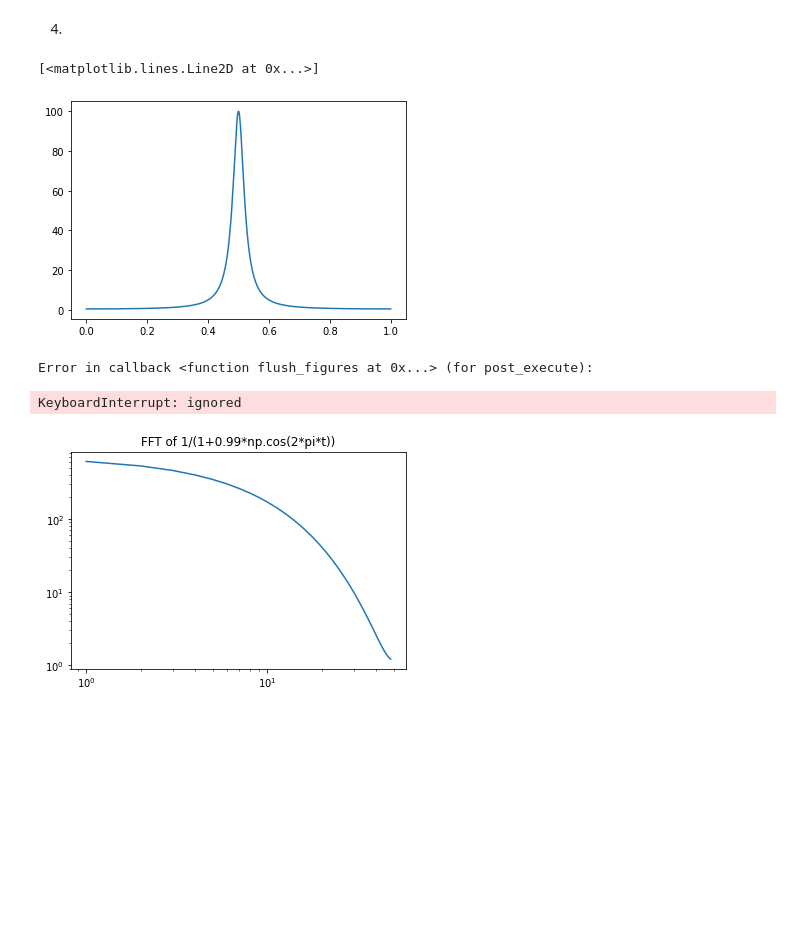
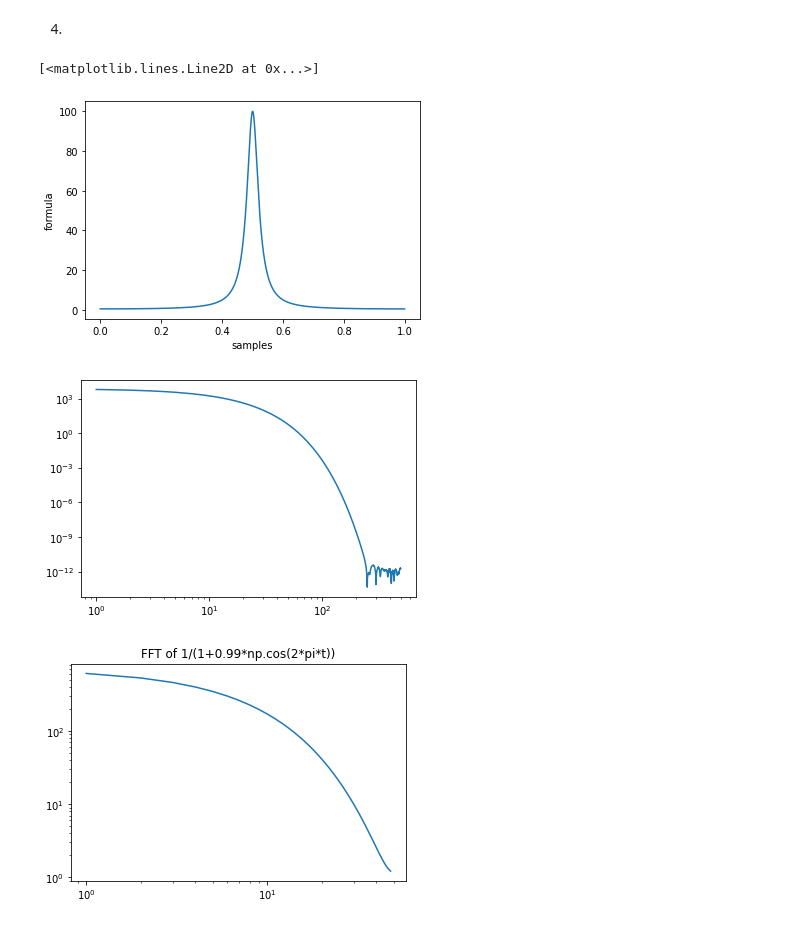
Before and after one commit to twyunting/CSC-676_Computer-Vision, a Jupyter notebook: Homeworks/hw3/homework3/code/CSC-676_HW3_YuntingChiu.ipynb, the cells around one changed output. Saved outputs shown, nothing was run; the diff lists cells and outputs as text; code cells hidden in the pictures; blank space fills up the shorter version.

```diff
--- a/Homeworks/hw3/homework3/code/CSC-676_HW3_YuntingChiu.ipynb
+++ b/Homeworks/hw3/homework3/code/CSC-676_HW3_YuntingChiu.ipynb
@@ -71,35 +71,36 @@ plt.show()
 # %% [markdown]
 4.
 # %%
-def function(t):
+def formula(t):
     return 1/ (1+.99 * cos(2*pi*t))
 
-Taux = 10000 # Sample rate
+Taux = 1000 # sample rate should be at least 100
 T = 1 # duration
 N = Taux * T # number of points
 
-X = linspace(0,T,N, endpoint=False)
-Y = function(X)
+X = np.linspace(0, T, N, endpoint = False)
+Y = formula(X)
 
 figure('exo 1A')
 clf()
-plot(X,Y)
+xlabel("samples"); ylabel("formula")
+plot(X, Y)
+
 Ytilde = fft(Y)
 
 Freq = arange(N)
 # The frequency is defined modulo N.
 # We take values between -N/2 and N/2
 Freq[Freq>=N/2] = Freq[Freq>=N/2] - N
 Freq = Freq/T
 
 figure('exo 1B')
 clf()
 loglog(Freq[1:N//2-1], abs(Ytilde)[1:N//2-1])
 # %% [output]
 [<matplotlib.lines.Line2D at 0x...>]
-[figure, old version]
+[figure, new version]
-Error in callback <function flush_figures at 0x...> (for post_execute):
-KeyboardInterrupt: ignored
+[figure, added]
 # %%
 # define the equation first
 def equation(t):
```
Also changed, not shown: parts of 4 cells of this notebook, 2 other files.
